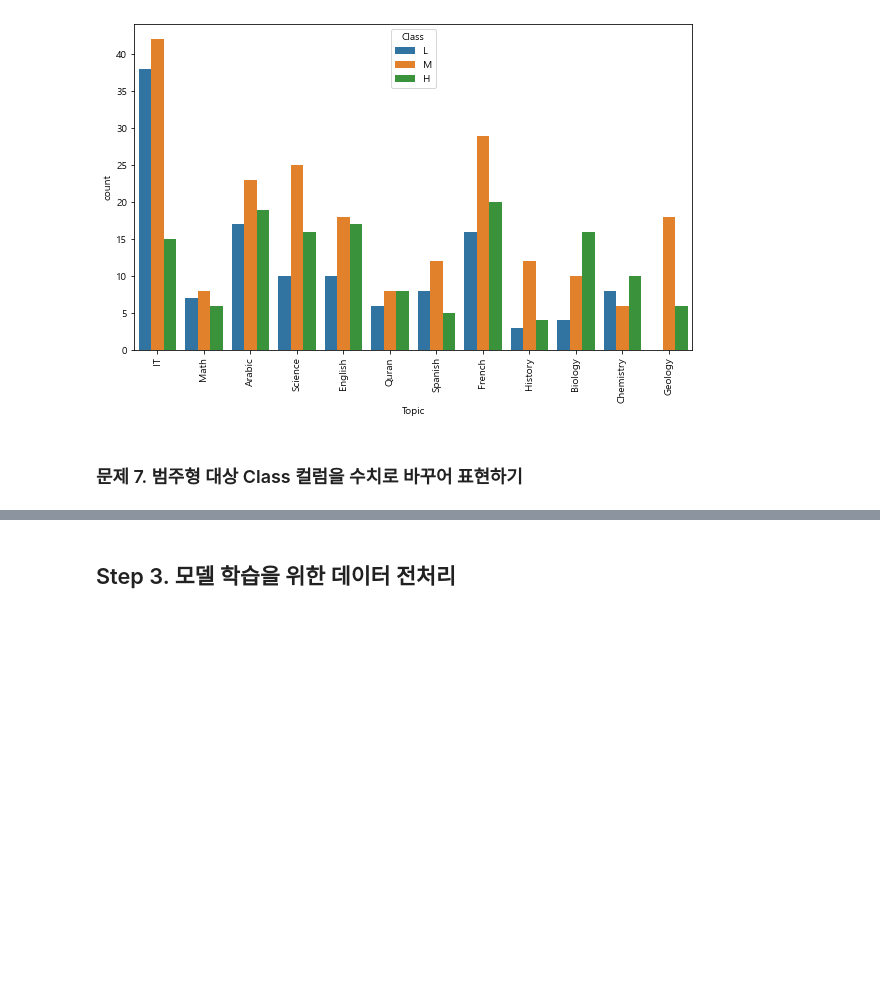
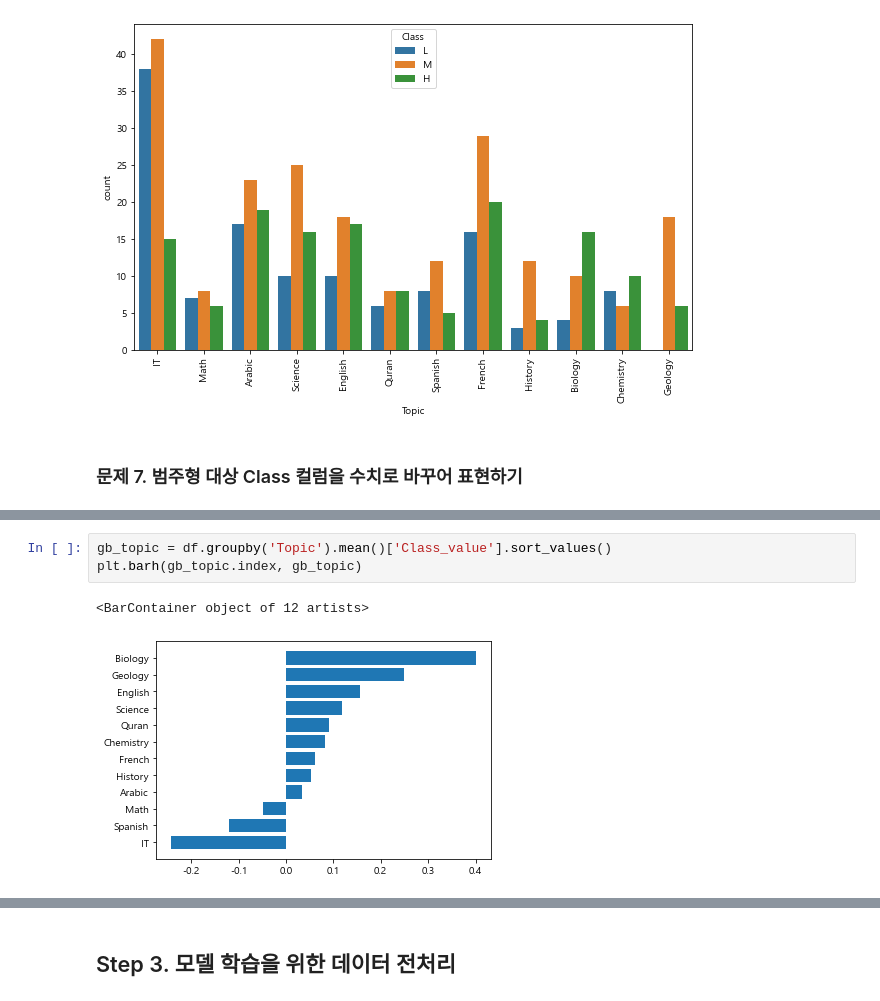
Before and after one commit to LEEHM97/machine-learning-exercises, a Jupyter notebook: 11.아이의 학습 성공&실패/우리 애는 머리는 좋은데, 공부를 안해서 그래요.ipynb, the cells around one changed output, grey strips where cells are left out. Saved outputs shown, nothing was run; the diff lists cells and outputs as text; blank space fills up the shorter version.

```diff
--- a/11.아이의 학습 성공&실패/우리 애는 머리는 좋은데, 공부를 안해서 그래요.ipynb
+++ b/11.아이의 학습 성공&실패/우리 애는 머리는 좋은데, 공부를 안해서 그래요.ipynb
@@ -280,0 +301,6 @@ df['Class_value'] =
+# %%
+gb_topic = df.groupby('Topic').mean()['Class_value'].sort_values()
+plt.barh(gb_topic.index, gb_topic)
+# %% [output]
+<BarContainer object of 12 artists>
+[figure, added]
```
Also changed, not shown: parts of 7 cells of this notebook.
